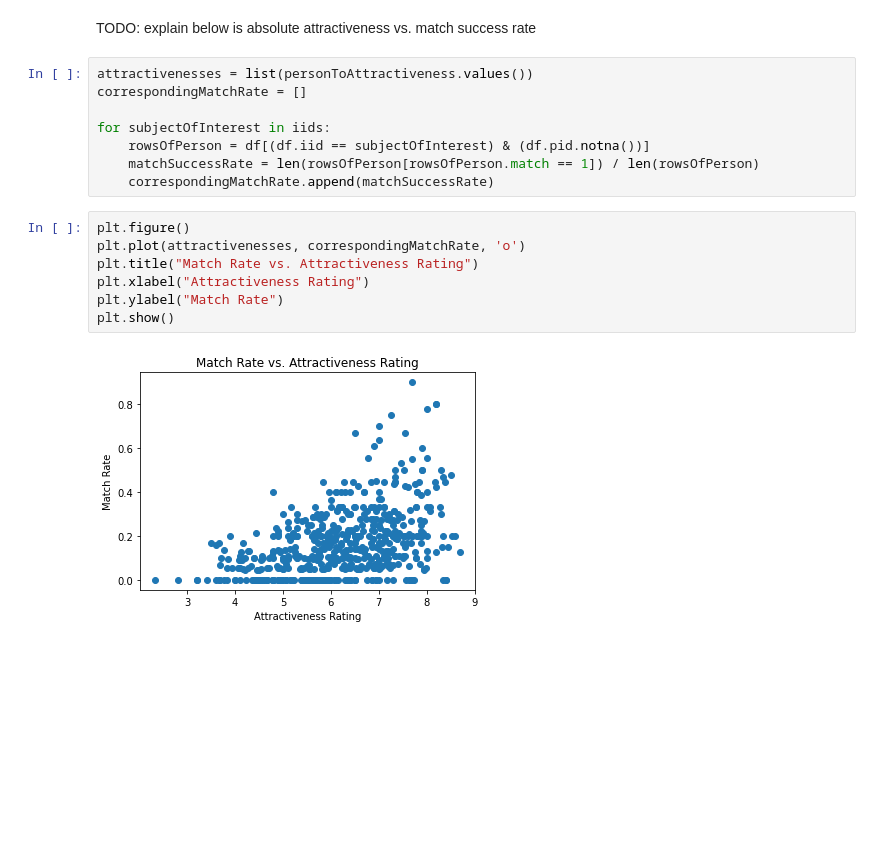
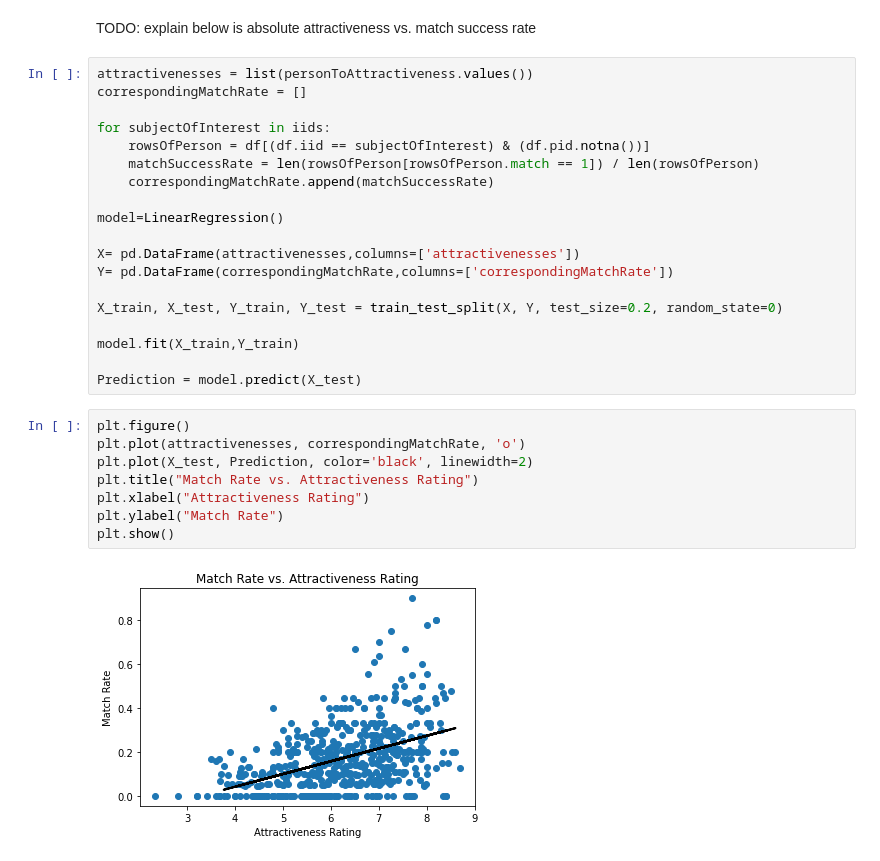
Before and after one commit to Kadekool/Speed-Dating-Exploration, a Jupyter notebook: Speed Dating Jupyter.ipynb, the cells around one changed output. Cells and saved outputs as stored; diff of their text form; blank space fills up the shorter version.

Commit message:
Added a linear regression line

```diff
--- a/Speed Dating Jupyter.ipynb
+++ b/Speed Dating Jupyter.ipynb
@@ -78,12 +80,24 @@ for subjectOfInterest in iids:
     rowsOfPerson = df[(df.iid == subjectOfInterest) & (df.pid.notna())]
     matchSuccessRate = len(rowsOfPerson[rowsOfPerson.match == 1]) / len(rowsOfPerson)
     correspondingMatchRate.append(matchSuccessRate)
+
+model=LinearRegression()
+
+X= pd.DataFrame(attractivenesses,columns=['attractivenesses'])
+Y= pd.DataFrame(correspondingMatchRate,columns=['correspondingMatchRate'])
+
+X_train, X_test, Y_train, Y_test = train_test_split(X, Y, test_size=0.2, random_state=0)
+
+model.fit(X_train,Y_train)
+
+Prediction = model.predict(X_test)
 # %%
 plt.figure()
 plt.plot(attractivenesses, correspondingMatchRate, 'o')
+plt.plot(X_test, Prediction, color='black', linewidth=2)
 plt.title("Match Rate vs. Attractiveness Rating")
 plt.xlabel("Attractiveness Rating")
 plt.ylabel("Match Rate")
 plt.show()
 # %% [output]
-[figure, old version]
+[figure, new version]
```
Also changed, not shown: parts of 1 cell of this notebook.
